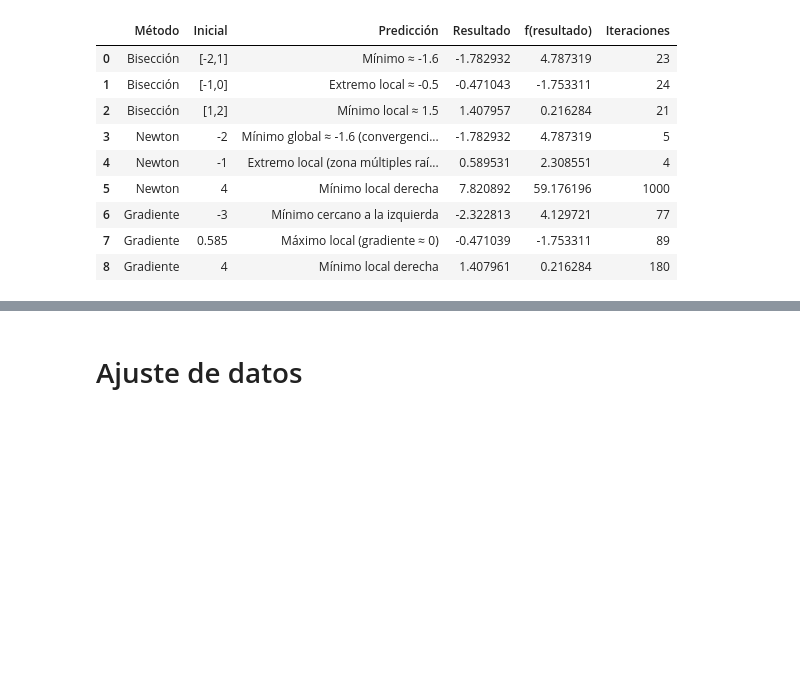
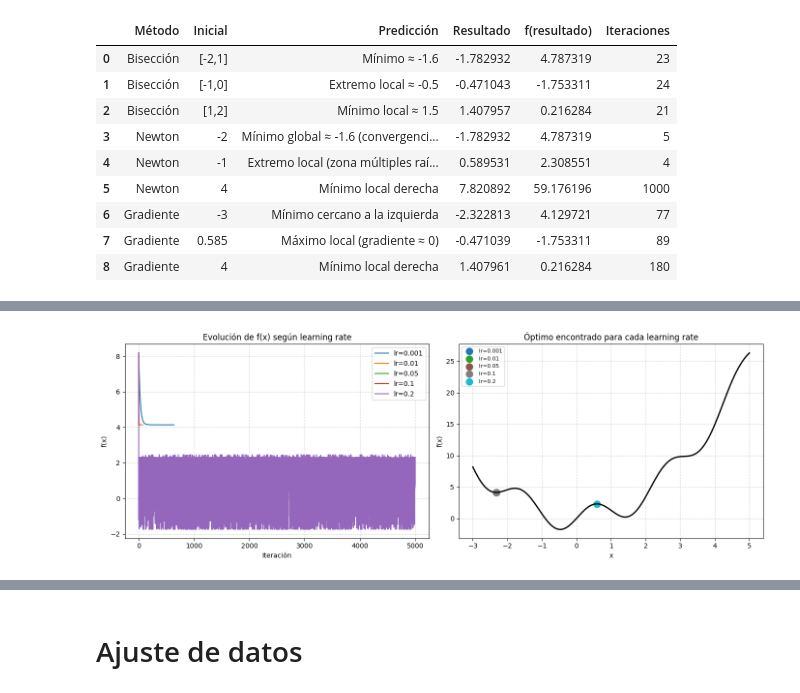
Before and after one commit to belentellechea/obligatorio_2_calculo, a Jupyter notebook: project.ipynb, the cells around one changed output, grey strips where cells are left out. Drawn from its saved outputs; the diff is of its cells as text; code cells hidden in the pictures; blank space fills up the shorter version.

```diff
--- a/project.ipynb
+++ b/project.ipynb
@@ -325,2 +321,89 @@ plt.show()
+# %%
+fig, axes = plt.subplots(
+    1,
+    2,
+    figsize=(14,5)
+)
+
+lp2 = np.linspace(-3, 5, 600)
+
+# Evolución de f(x)
+for lr, hist, r in lr_resultados:
+
+    axes[0].plot(
+        range(len(hist)),
+        [f.eval(v) for v in hist],
+        label=f"lr={lr}"
+    )
+
+axes[0].set_title(
+    "Evolución de f(x) según learning rate"
+)
+
+axes[0].set_xlabel(
+    "Iteración"
+)
+
+axes[0].set_ylabel(
+    "f(x)"
+)
+
+axes[0].legend()
+
+axes[0].grid(
+    True,
+    linestyle="--",
+    alpha=0.5
+)
+
+# Óptimos encontrados
+axes[1].plot(
+    lp2,
+    [f.eval(v) for v in lp2],
+    color="black",
+    linewidth=2
+)
+
+colors = plt.cm.tab10(
+    np.linspace(
+        0,
+        1,
+        len(lr_resultados)
+    )
+)
+
+for (lr, hist, r), c in zip(
+    lr_resultados,
+    colors
+):
+    axes[1].scatter(
+        r,
+        f.eval(r),
+        color=c,
+        s=100,
+        label=f"lr={lr}"
+    )
+
+axes[1].set_title(
+    "Óptimo encontrado para cada learning rate"
+)
+
+axes[1].set_xlabel("x")
+axes[1].set_ylabel("f(x)")
+
+axes[1].legend(
+    fontsize=8
+)
+
+axes[1].grid(
+    True,
+    linestyle="--",
+    alpha=0.5
+)
+
+plt.tight_layout()
+plt.show()
+# %% [output]
+[figure, added]
 # %%
 # BONUS: visualización de la evolución de los métodos
```
Also changed, not shown: parts of 2 cells of this notebook.
